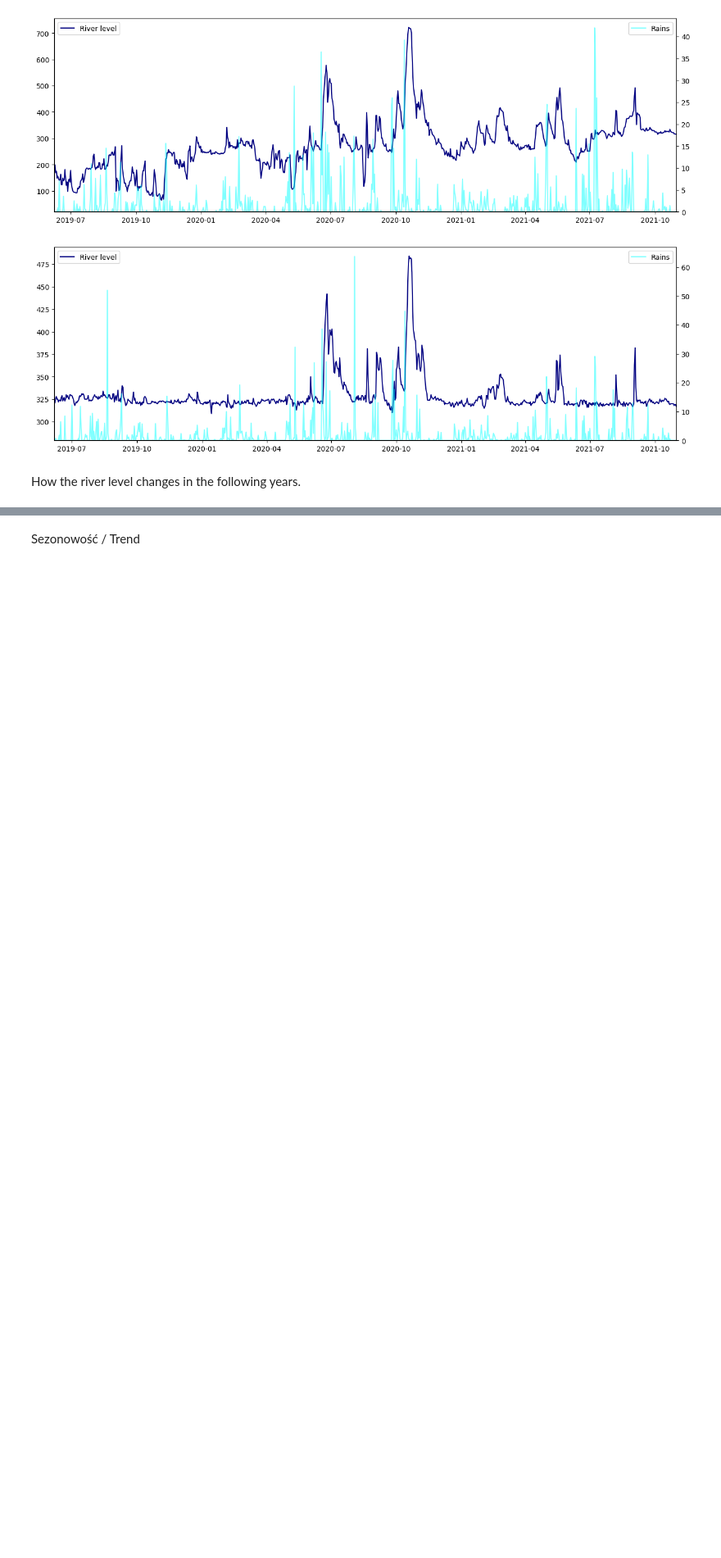
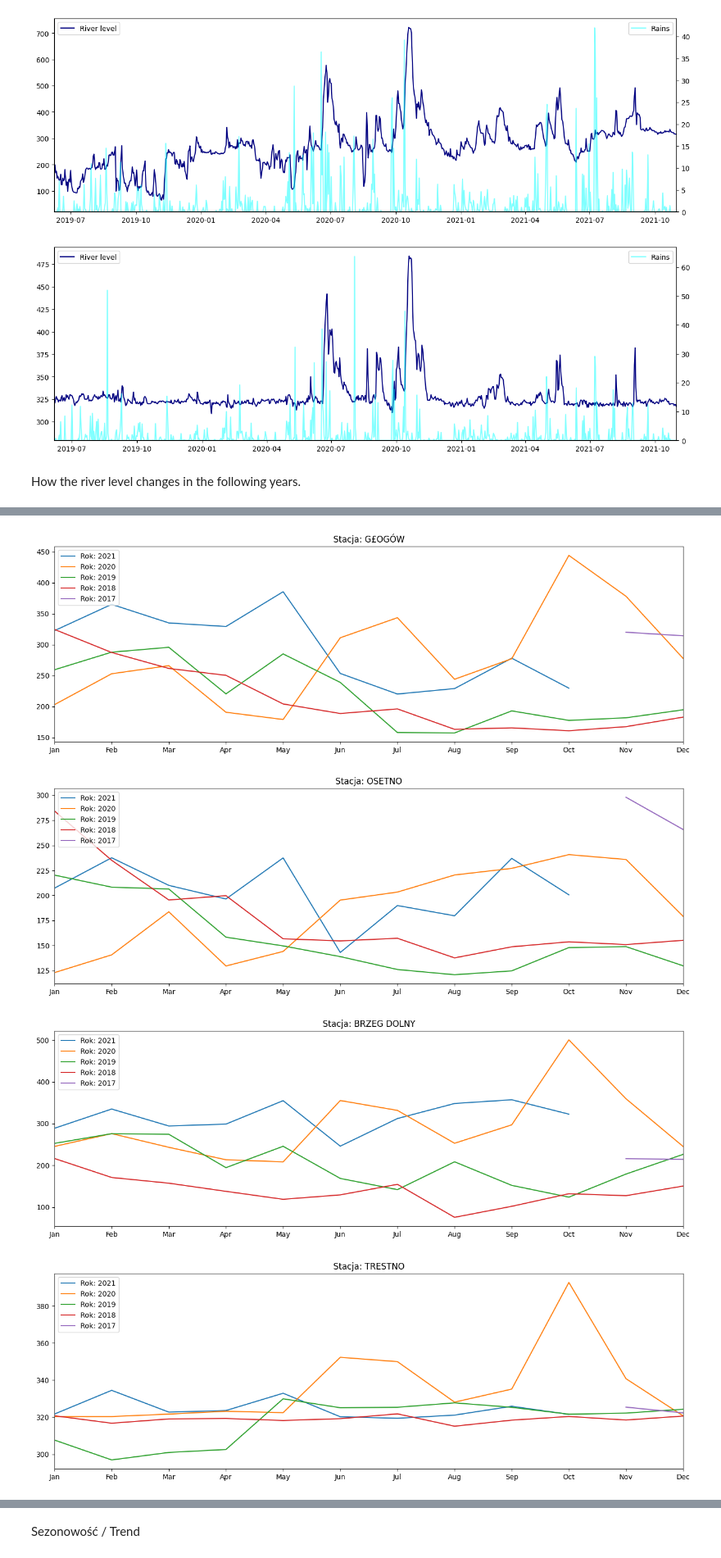
Before and after one commit to it4datascience/CuValley-Batmaja, a Jupyter notebook: expl_data_analysis/EDA.ipynb, the cells around one changed output, grey strips where cells are left out. Shown at 82% size. Drawn from its saved outputs; the diff is of its cells as text; code cells hidden in the pictures; blank space fills up the shorter version.

```diff
--- a/expl_data_analysis/EDA.ipynb
+++ b/expl_data_analysis/EDA.ipynb
@@ -121,3 +122,20 @@ for _, stations in hierarchy.iterrows():
 [figure]
 # %% [markdown]
 How the river level changes in the following years.
+# %%
+dataset_years_monthly = dataset.copy()
+dataset_years_monthly['Rok'] = dataset_years_monthly['Data'].dt.year
+dataset_years_monthly['Miesiąc'] = [d.strftime('%b') for d in dataset_years_monthly['Data']]
+
+dataset_years_monthly = dataset_years_monthly.drop(['Data'] + list(dataset_years_monthly.filter(regex=('Brak pomiaru')).columns),
+                                                   axis=1)
+dataset_years_monthly = dataset_years_monthly.groupby(['Rok', 'Miesiąc']).mean()
+dataset_years_monthly.reset_index(inplace=True)
+
+
+months = ["Jan", "Feb", "Mar", "Apr", "May", "Jun", "Jul", "Aug", "Sep", "Oct", "Nov", "Dec"]
+dataset_years_monthly['Miesiąc'] = pd.Categorical(dataset_years_monthly['Miesiąc'], categories=months, ordered=True)
+dataset_years_monthly.sort_values(by=['Rok', 'Miesiąc'], inplace=True)
+dataset_years_monthly.reset_index(drop=True, inplace=True)
+
+dataset_years_monthly.head(3)
@@ -123,0 +147,20 @@ How the river level changes in the following years.
+# %%
+for _, stations in hierarchy.iterrows():
+    plt.figure(figsize=(16, 5))
+
+    water_level_col = create_col_name(stations["id_hydro"], stations["name_hydro"], water_level_suffix)
+    for year in dataset_years_monthly['Rok'].unique()[::-1]:
+        water_level_col = create_col_name(stations["id_hydro"], stations["name_hydro"], water_level_suffix)
+        plt.plot(dataset_years_monthly.loc[dataset_years_monthly['Rok']==year, 'Miesiąc'],
+                 dataset_years_monthly.loc[dataset_years_monthly['Rok']==year, water_level_col], label=f'Rok: {year}')
+
+# decorations
+    plt.title(f'Stacja: {stations["name_hydro"]}')
+    plt.xlim(['Jan', 'Dec'])
+    plt.legend(loc='upper left')
+    plt.show()
+# %% [output]
+[figure, added]
+[figure, added]
+[figure, added]
+[figure, added]
```
Also changed, not shown: parts of 15 cells of this notebook.
